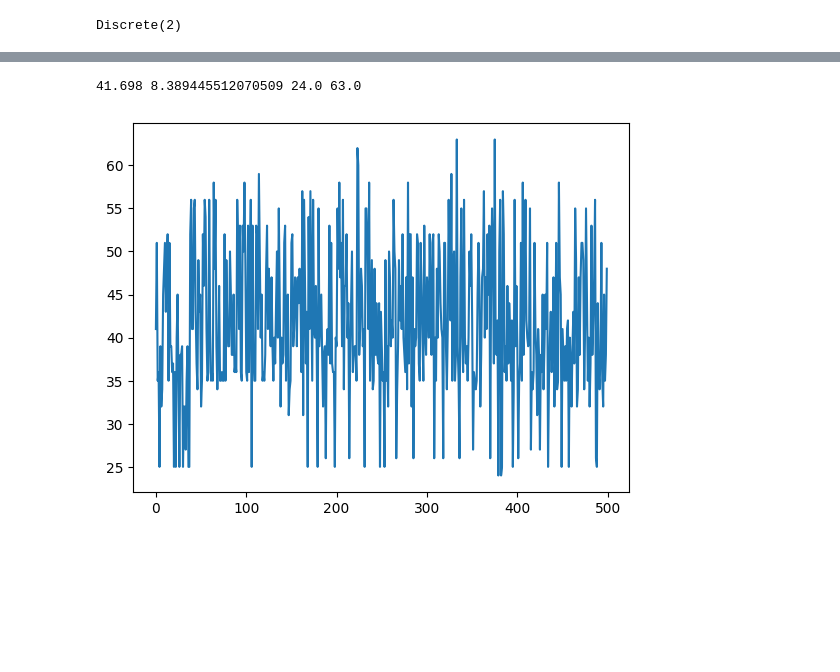
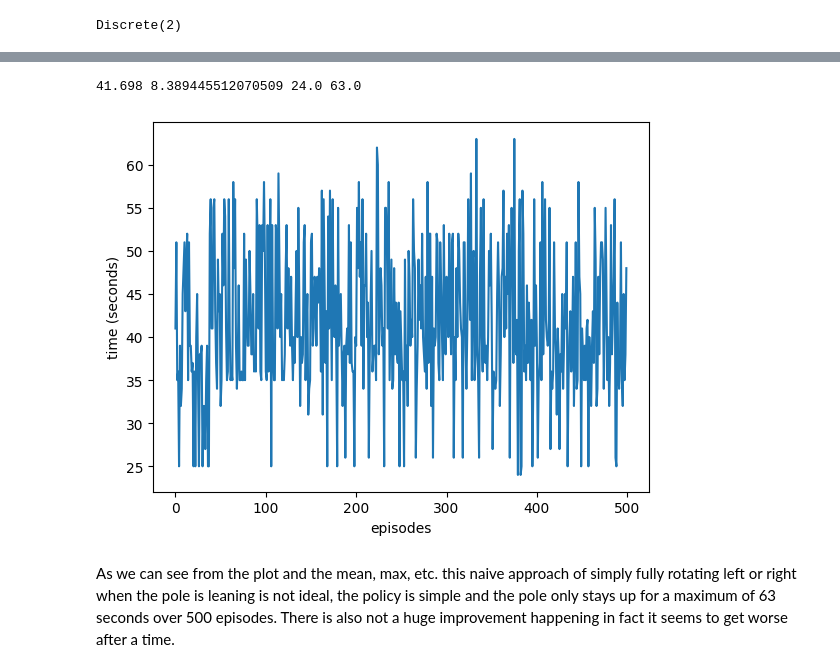
Before and after one commit to Sean-Michael/hands-on-ml-notes, a Jupyter notebook: Part-II-Neural-Networks-And-Deep-Learning/Ch-19-Reinforcement-Learning/NOTES.ipynb, the cells around one changed output, grey strips where cells are left out. Drawn from its saved outputs; the diff is of its cells as text; code cells hidden in the pictures; blank space fills up the shorter version.

Commit message:
cart pole yayay

```diff
--- a/Part-II-Neural-Networks-And-Deep-Learning/Ch-19-Reinforcement-Learning/NOTES.ipynb
+++ b/Part-II-Neural-Networks-And-Deep-Learning/Ch-19-Reinforcement-Learning/NOTES.ipynb
@@ -81,11 +81,15 @@ for episode in range(500):
 # %%
 import matplotlib.pyplot as plt
 import numpy as np
 
 print(np.mean(totals), np.std(totals), min(totals), max(totals))
-
-plt.plot(totals)
+fix, ax = plt.subplots()
+ax.set_xlabel("episodes")
+ax.set_ylabel("time (seconds)")
+ax.plot(totals)
 plt.show()
 # %% [output]
 41.698 8.389445512070509 24.0 63.0
-[figure, old version]
+[figure, new version]
+# %% [markdown]
+As we can see from the plot and the mean, max, etc. this naive approach of simply fully rotating left or right when the pole is leaning is not ideal, the policy is simple and the pole only stays up for a maximum of 63 seconds over 500 episodes. There is also not a huge improvement happening in fact it seems to get worse after a time.
```
Also changed, not shown: parts of 13 cells of this notebook.
